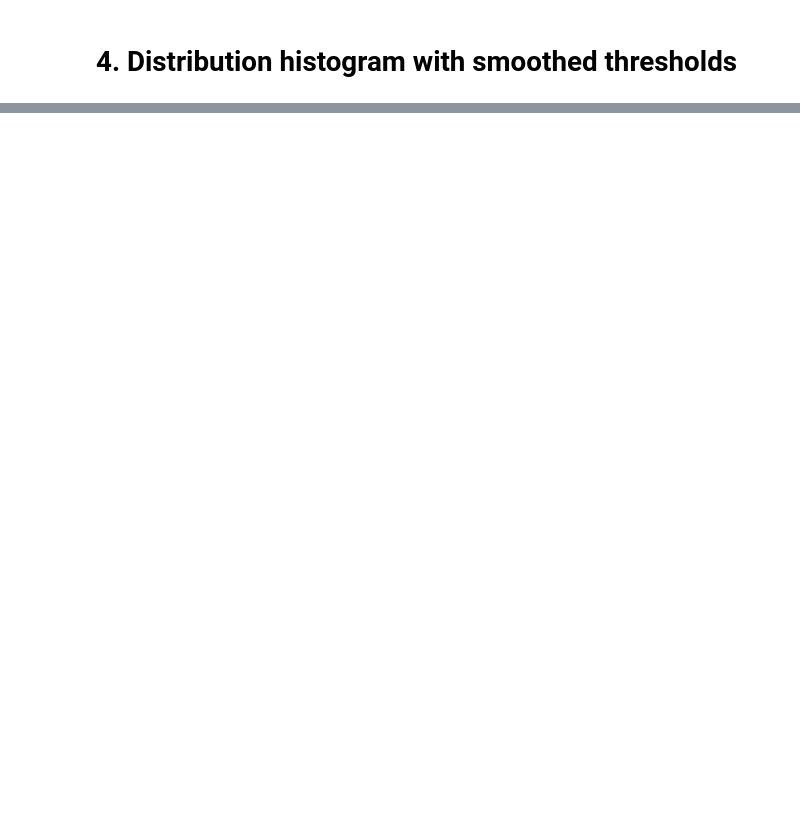
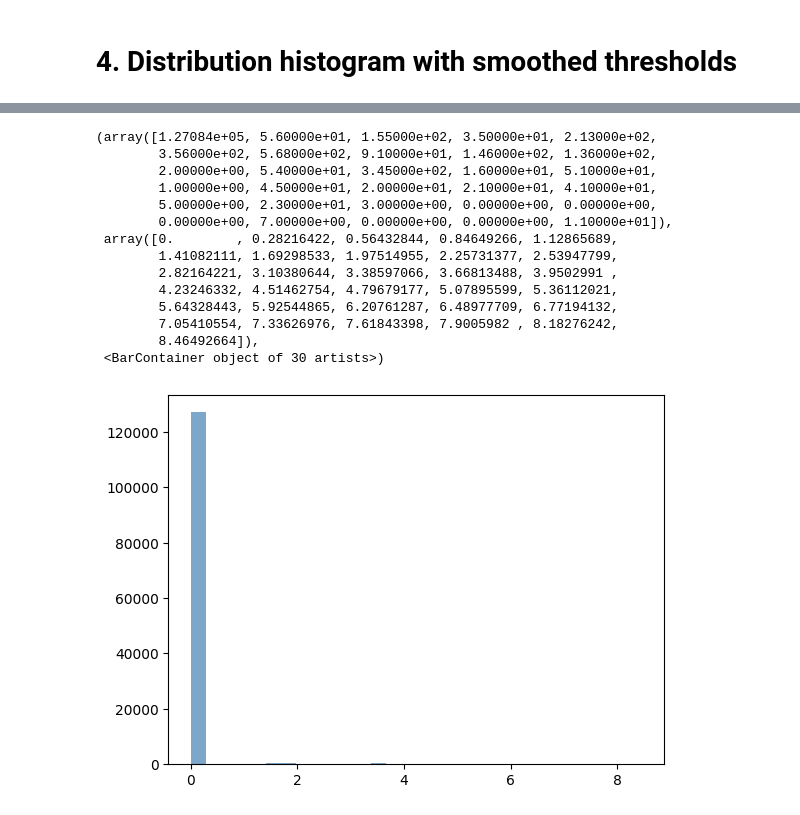
Before and after one commit to broadinstitute/missense-pfes, a Jupyter notebook: notebooks/PFES_empirical_stats.ipynb, the cells around one changed output, grey strips where cells are left out. Saved outputs shown, nothing was run; the diff lists cells and outputs as text; code cells hidden in the pictures; blank space fills up the shorter version.

```diff
--- a/notebooks/PFES_empirical_stats.ipynb
+++ b/notebooks/PFES_empirical_stats.ipynb
@@ -198,0 +211,18 @@ plt.show()
+# %%
+plt.hist(control.PFES_PPI.dropna(), bins=30, color='steelblue', alpha=0.7)
+# %% [output]
+(array([1.27084e+05, 5.60000e+01, 1.55000e+02, 3.50000e+01, 2.13000e+02,
+        3.56000e+02, 5.68000e+02, 9.10000e+01, 1.46000e+02, 1.36000e+02,
+        2.00000e+00, 5.40000e+01, 3.45000e+02, 1.60000e+01, 5.10000e+01,
+        1.00000e+00, 4.50000e+01, 2.00000e+01, 2.10000e+01, 4.10000e+01,
+        5.00000e+00, 2.30000e+01, 3.00000e+00, 0.00000e+00, 0.00000e+00,
+        0.00000e+00, 7.00000e+00, 0.00000e+00, 0.00000e+00, 1.10000e+01]),
+ array([0.        , 0.28216422, 0.56432844, 0.84649266, 1.12865689,
+        1.41082111, 1.69298533, 1.97514955, 2.25731377, 2.53947799,
+        2.82164221, 3.10380644, 3.38597066, 3.66813488, 3.9502991 ,
+        4.23246332, 4.51462754, 4.79679177, 5.07895599, 5.36112021,
+        5.64328443, 5.92544865, 6.20761287, 6.48977709, 6.77194132,
+        7.05410554, 7.33626976, 7.61843398, 7.9005982 , 8.18276242,
+        8.46492664]),
+ <BarContainer object of 30 artists>)
+[figure, added]
```
Also changed, not shown: parts of 7 cells of this notebook, 4 other files.
